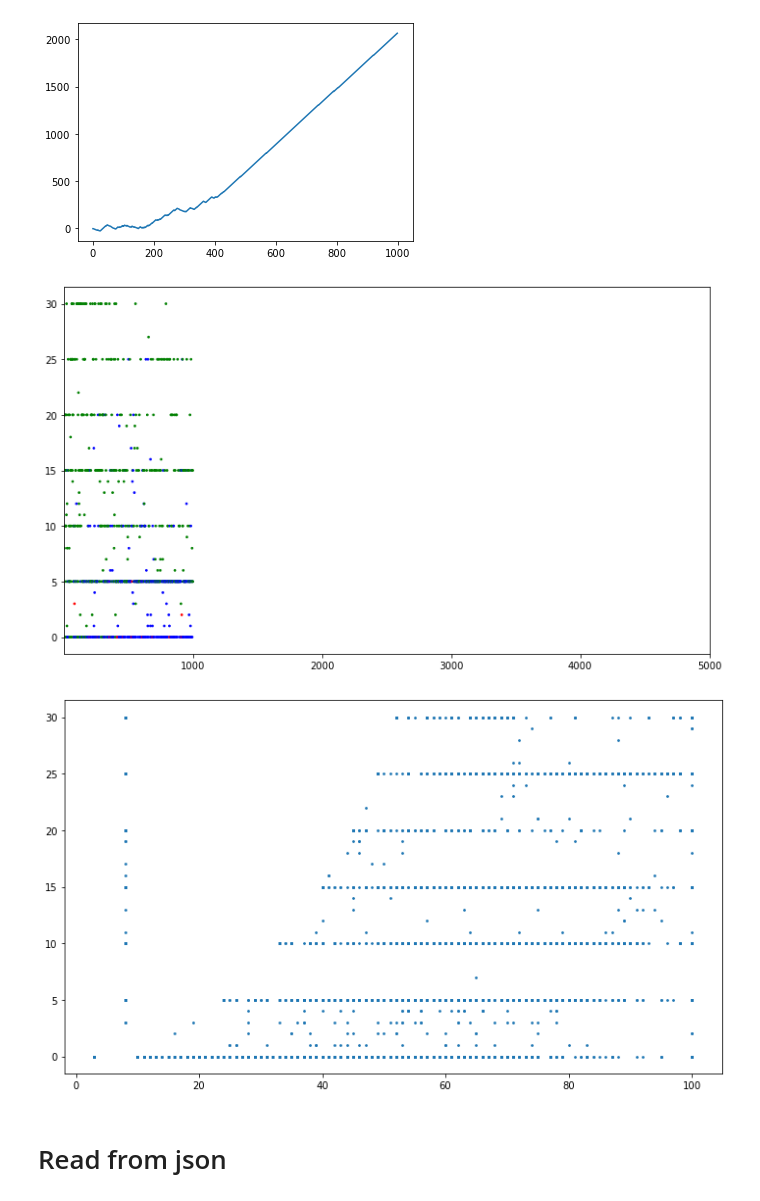
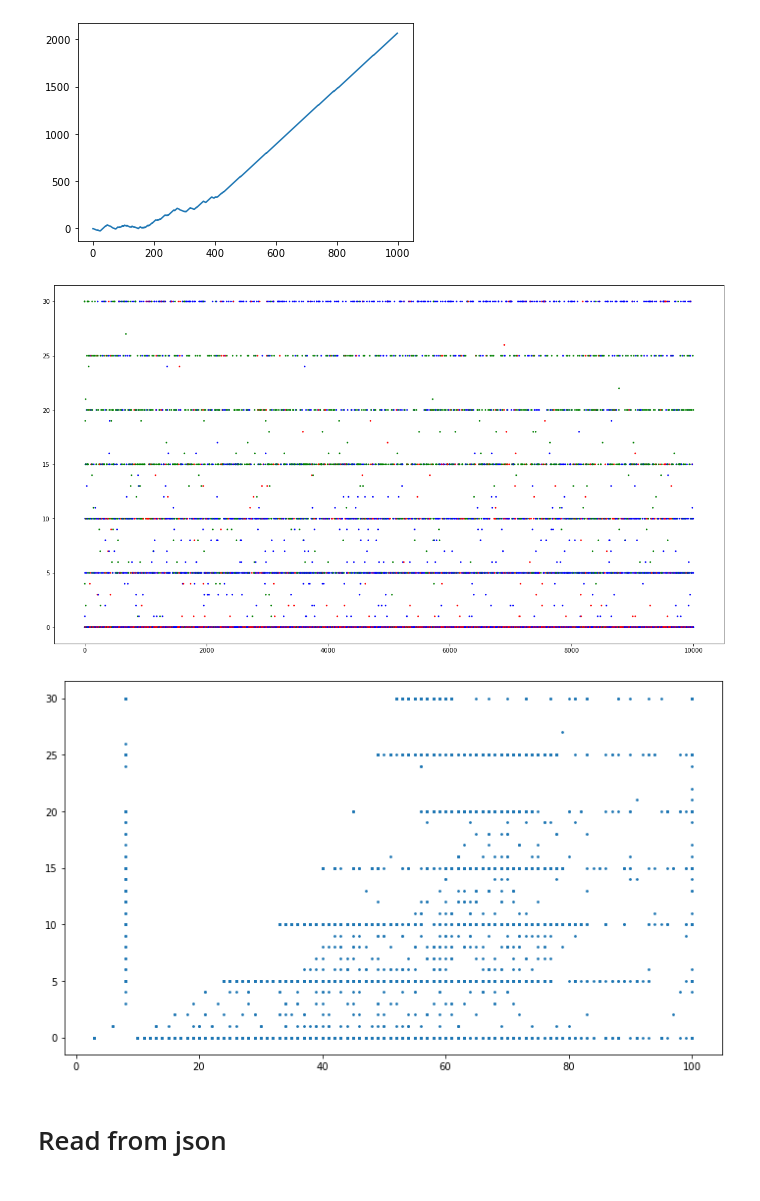
Before and after one commit to SOMAS2021/SOMAS2021, a Jupyter notebook: Experiment.ipynb, the cells around one changed output. Drawn from its saved outputs; the diff is of its cells as text; code cells hidden in the pictures.

Commit message:
log plot

```diff
--- a/Experiment.ipynb
+++ b/Experiment.ipynb
@@ -112,7 +112,7 @@ plt.plot(day,data)
 #use the 'foodtaken_vs_hp.csv' file
 import csv
 
-with open('foodtaken_vs_hp_dc2870bd-3431-48c1-bb76-912d30e09074.csv', newline='') as f:
+with open('log_plot/2022-01-11-20-21-11_A1_R2_W15_10000/foodtaken_vs_hp_bd6fb28c-2802-44e6-8b2d-d2da4624c024.csv', newline='') as f:
     reader = csv.reader(f)
     foodAndHp = list(reader)
 
@@ -131,42 +131,42 @@ HpSortedNumber = list(map(sortHpNumber,Hp))
 
 #plt.scatter(days, foodEaten,s=10,c=HpSorted,cmap='Greens')
 #plt.scatter(days, foodEaten,s=10,c=HpSorted,cmap='PuBuGn')
 """
 colors=["#0000FF", "#00FF00", "#FF0066"]
 for i in range(len(days)):
     plt.scatter(days[i], foodEaten[i], color=colors[HpSorted[i]])
 """
 def sortHp(n):
     if n < 34:
         return "red"
     elif n < 67:
         return "blue"
     else:
         return "green"
 sequence_of_colors = list(map(sortHp,Hp))
-plt.figure(figsize=(12, 7))
+plt.figure(figsize=(20, 11))
 plt.scatter(days, foodEaten,s=3,c=sequence_of_colors)
 
-left, right = 1,5000        # return the current xlim
-plt.xlim((left, right))     # set the xlim to left, right
+#left, right = 1,5000        # return the current xlim
+#plt.xlim((left, right))     # set the xlim to left, right
 
 plt.show()
 
 #export to .csv file to plot the histogram
 tableN = []
 tableN.append(days)
 tableN.append(foodEaten)
 tableN.append(HpSortedNumber)
 TransposeData = pd.DataFrame(data=tableN)
 TransposeData1 = TransposeData.T
 np.savetxt("foodEatenVSdays.csv", TransposeData1, delimiter=',')
 # %% [output]
-[figure, old version]
+[figure, new version]
 # %%
 # foodEaten vs hp
 import csv
 
-with open('log_plot/2022-01-09-18-54-51_5000/foodtaken_vs_hp_ffaf8018-7ad8-4bc4-b7cd-21eaf83ae738.csv', newline='') as f:
+with open('log_plot/2022-01-11-20-21-11_A1_R2_W15_10000/foodtaken_vs_hp_bd6fb28c-2802-44e6-8b2d-d2da4624c024.csv', newline='') as f:
     reader = csv.reader(f)
     foodAndHp = list(reader)
 
@@ -182,7 +182,7 @@ plt.scatter(Hp, foodEaten,s=3)
 
 plt.show()
 # %% [output]
-[figure, old version]
+[figure, new version]
 # %%
 # foodtakenDistributionVsHp
 #use the 'foodtaken_vs_hp.csv' file
```
Also changed, not shown: parts of 4 cells of this notebook, 43 other files.
